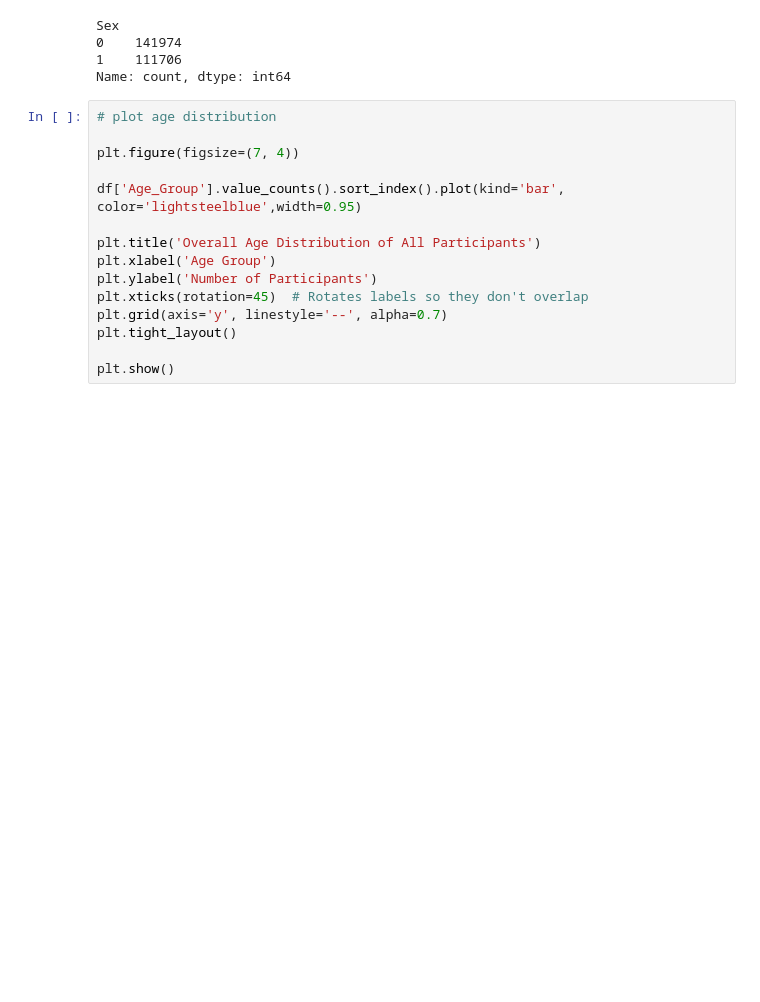
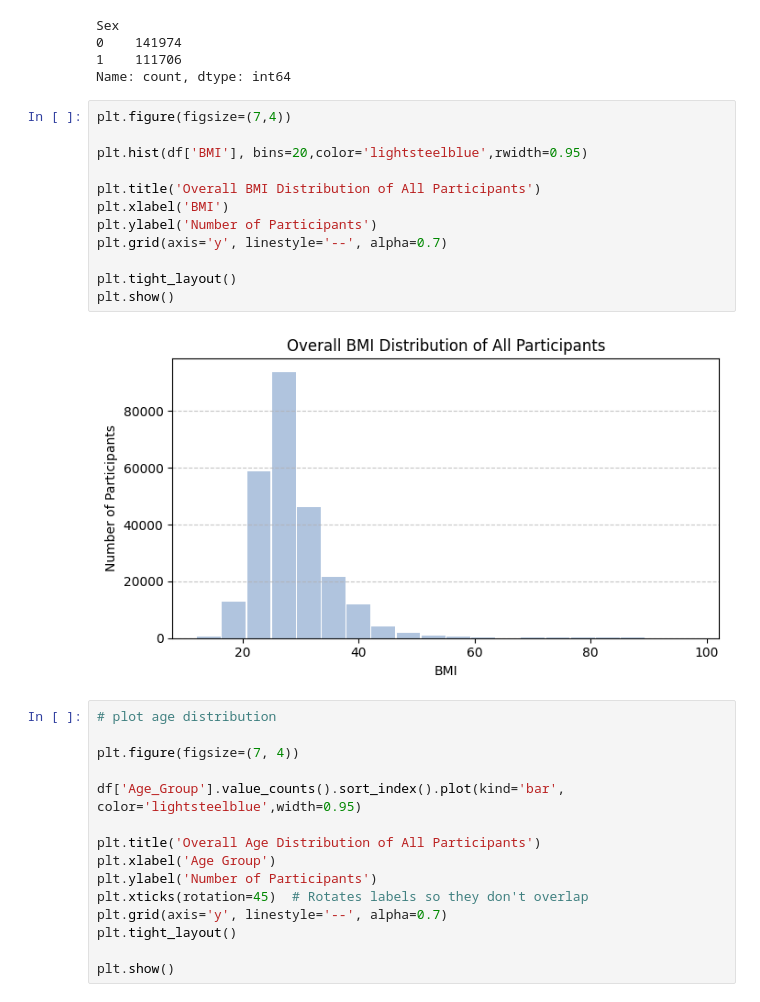
Before and after one commit to schowbey/m228-final-project, a Jupyter notebook: cdc_exw.ipynb, the cells around one changed output. Drawn from its saved outputs; the diff is of its cells as text; blank space fills up the shorter version.

```diff
--- a/cdc_exw.ipynb
+++ b/cdc_exw.ipynb
@@ -108,6 +108,20 @@ Sex
 0    141974
 1    111706
 Name: count, dtype: int64
+# %%
+plt.figure(figsize=(7,4))
+
+plt.hist(df['BMI'], bins=20,color='lightsteelblue',rwidth=0.95)
+
+plt.title('Overall BMI Distribution of All Participants')
+plt.xlabel('BMI')
+plt.ylabel('Number of Participants')
+plt.grid(axis='y', linestyle='--', alpha=0.7)
+
+plt.tight_layout()
+plt.show()
+# %% [output]
+[figure, added]
 # %%
 # plot age distribution
 
```
Also changed, not shown: parts of 1 cell of this notebook, 1 other file.
